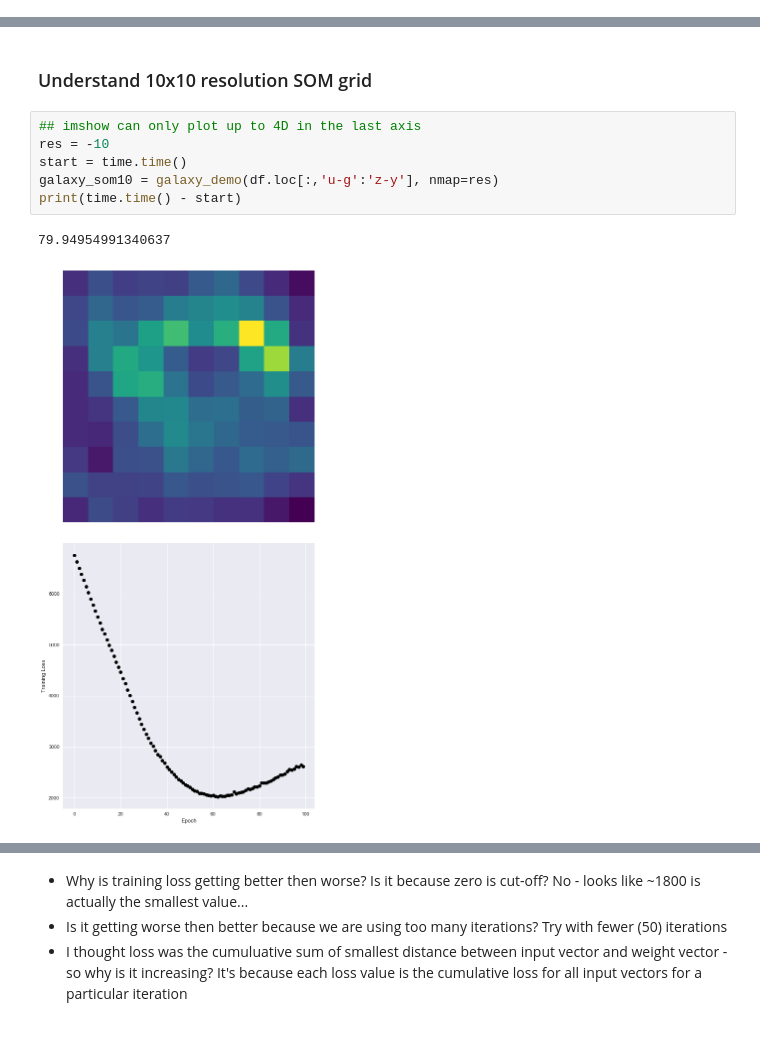
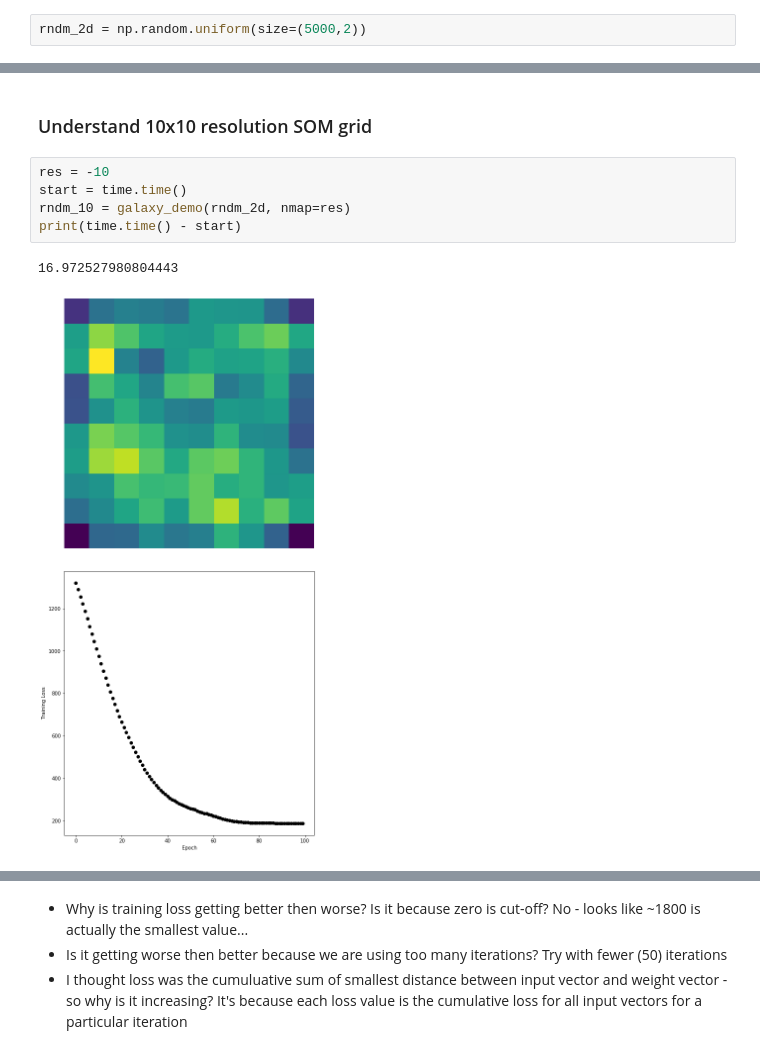
Before and after one commit to LSSTDESC/pz_bayes, a Jupyter notebook: notebooks/feature_likelihood.ipynb, the cells around one changed output, grey strips where cells are left out. Drawn from its saved outputs; the diff is of its cells as text.

Commit message:
Fixed issue with non-empty cells in diagnostic plots

```diff
--- a/notebooks/feature_likelihood.ipynb
+++ b/notebooks/feature_likelihood.ipynb
@@ -331,0 +295,2 @@ sns.pairplot(df.loc[:,'u-g':'z-y'], size=3, aspect=1)
+# %%
+rndm_2d = np.random.uniform(size=(5000,2))
@@ -332,11 +304,10 @@ sns.pairplot(df.loc[:,'u-g':'z-y'], size=3, aspect=1)
 # %% [markdown]
 ### Understand 10x10 resolution SOM grid
 # %%
-## imshow can only plot up to 4D in the last axis
 res = -10
 start = time.time()
-galaxy_som10 = galaxy_demo(df.loc[:,'u-g':'z-y'], nmap=res)
+rndm_10 = galaxy_demo(rndm_2d, nmap=res)
 print(time.time() - start)
 # %% [output]
-79.94954991340637
+16.972527980804443
-[figure, old version]
+[figure, new version]
```
Also changed, not shown: parts of 64 cells of this notebook.
